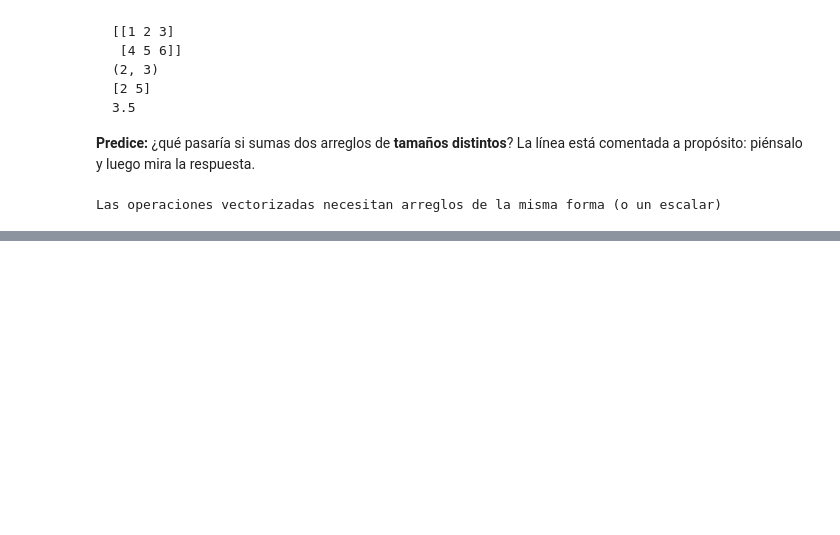
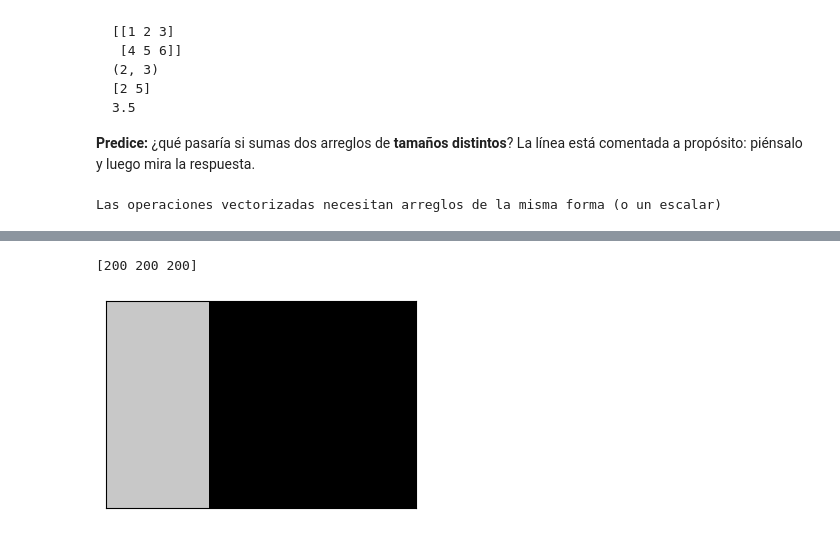
Before and after one commit to devomh/comp3005-2026, a Jupyter notebook: u03_scientific_computing/l20_lab_numpy.ipynb, the cells around one changed output, grey strips where cells are left out. Cells and saved outputs as stored; diff of their text form; code cells hidden in the pictures; blank space fills up the shorter version.

```diff
--- a/u03_scientific_computing/l20_lab_numpy.ipynb
+++ b/u03_scientific_computing/l20_lab_numpy.ipynb
@@ -160,0 +232,8 @@ Un microscopio contó las células de cinco muestras: `120, 135, 98, 142, 110`.
+# %%
+lienzo = np.zeros((60, 90, 3), dtype=np.uint8)
+lienzo[:, :30] = 200        # columnas 0-29: gris (200 en los tres canales)
+print(lienzo[0, 0])
+mostrar(lienzo)
+# %% [output]
+[200 200 200]
+[figure, added]
```
Also changed, not shown: parts of 32 cells of this notebook, 1 other file.
